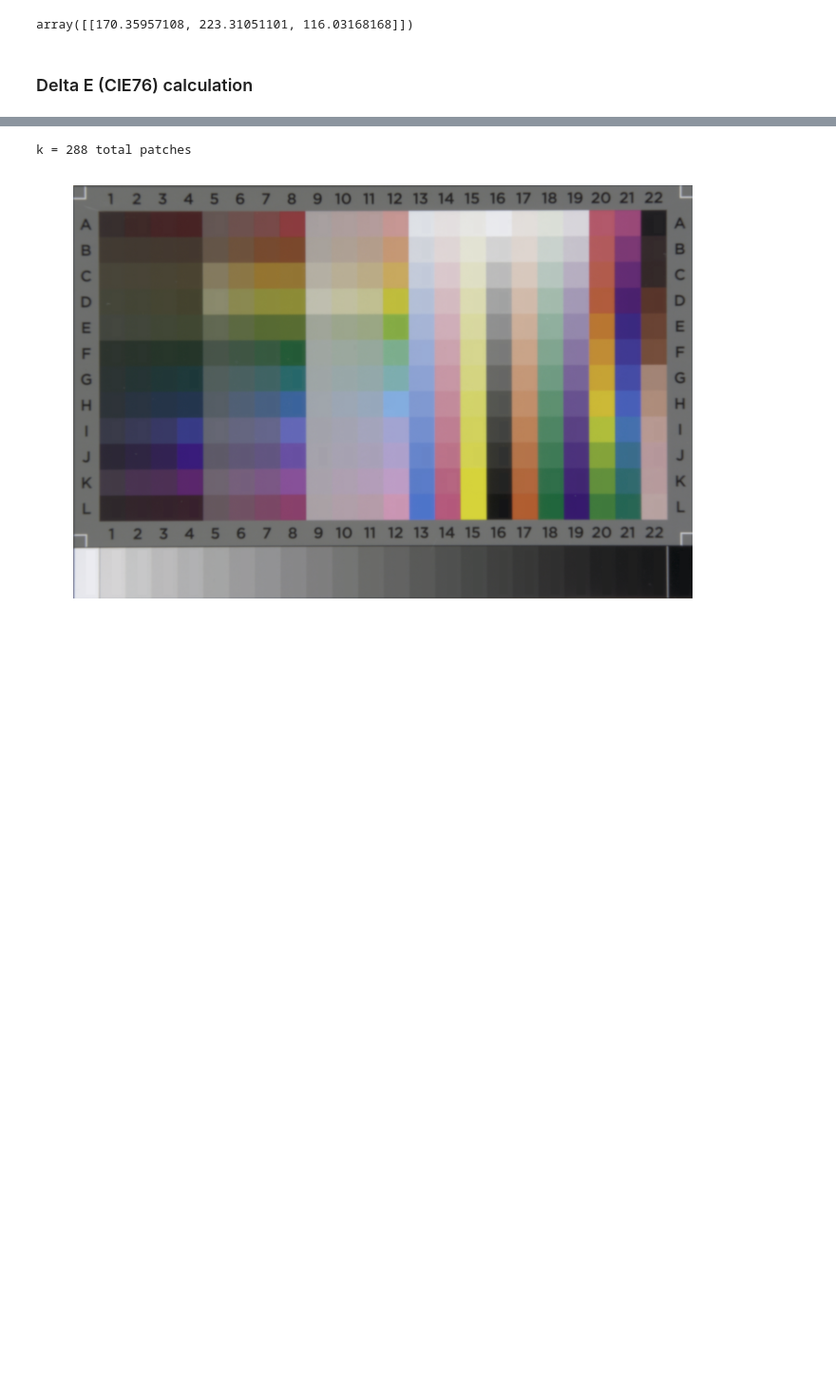
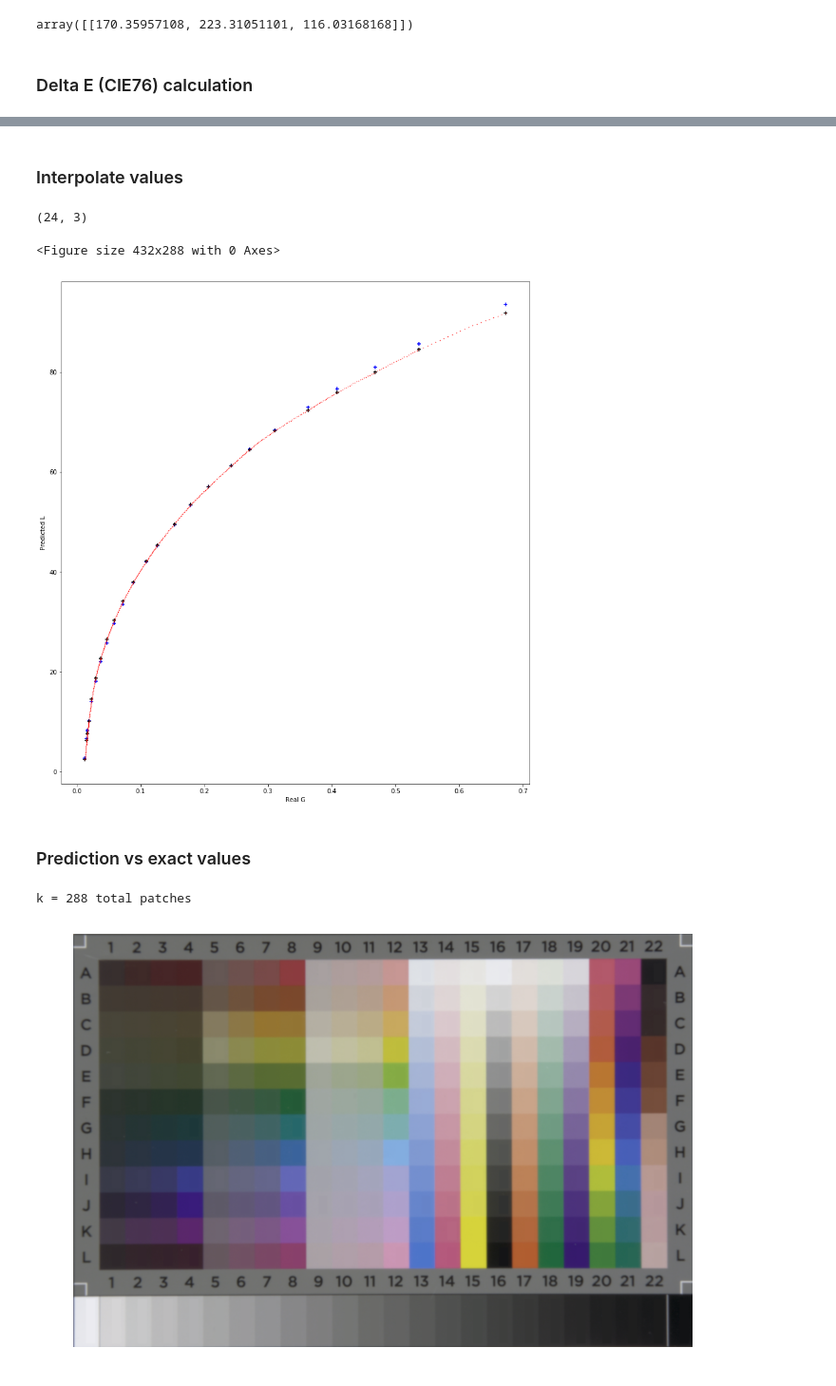
Before and after one commit to gluijk/camera-profiling-mlp, a Jupyter notebook: camera-profiling-mlp.ipynb, the cells around one changed output, grey strips where cells are left out. Shown at 95% size. Drawn from its saved outputs; the diff is of its cells as text; code cells hidden in the pictures; blank space fills up the shorter version.

```diff
--- a/camera-profiling-mlp.ipynb
+++ b/camera-profiling-mlp.ipynb
@@ -58,12 +61,13 @@ plt.axis('off');
 [figure]
 # %%
 # Calculate median RGB values over each patch
-width = img.shape[1] / 24
-height = img.shape[0] / 16
+width = WIDTH / 24
+height = HEIGHT / 16
 dX, dY = width / 7, height / 7  # safety margin
 
 colours = np.zeros((22 * 12, 3))
 grays = np.zeros((24, 3))
+RGBvalues = np.zeros((22 * 12 + 24, 3))  # store RAW RGB_WB median values
 
 # Colour patches
 k = 0
@@ -75,6 +79,7 @@ for j in range(12):
             colours[k, c] = np.median(img[Y1:Y2, X1:X2, c])
             img[(Y1 - 2):(Y2 + 2), (X1 - 2):(X2 + 2), c] = 0
             img[Y1:Y2, X1:X2, c] = colours[k, c]
+            RGBvalues[k, c] = colours[k, c]
         k = k + 1
 
 # Gray patches
@@ -85,3 +90,7 @@ for i in range(24):
         grays[i, c] = np.median(img[Y1:Y2, X1:X2, c])
         img[(Y1 - 2):(Y2 + 2), (X1 - 2):(X2 + 2), c] = 0
         img[Y1:Y2, X1:X2, c] = grays[i, c]
+        RGBvalues[k, c] = grays[i, c]
+    k = k + 1
+
+print("k =", k, "total patches")
@@ -502,6 +522,46 @@ for i in range(len(NN)):
 # Best trade-off complexity vs performance model
 with open('MLP_Lab_(50, 50)_tanh_identity.pkl', 'rb') as f:
     regr = pickle.load(f)
+# %% [markdown]
+### Interpolate values
+# %%
+X_gray = X[264:287+1, :]  # RGB_WB values on gray patches
+X_gray.shape
+# %% [output]
+(24, 3)
+# %%
+TRAMOS = len(X_gray) - 1
+NUM_INTERP = 20  # values to interpolate
+
+X_gray_interp = np.zeros([len(X_gray) + TRAMOS * NUM_INTERP, 3])
+
+X_gray_interp[0, :] = X_gray[0, :]
+for n in range(TRAMOS):
+    START = X_gray[n, :]
+    STOP = X_gray[n + 1, :]
+    for c in range(3):
+        interp = np.linspace(START[c], STOP[c], NUM_INTERP + 2)
+        X_gray_interp[n * (NUM_INTERP + 1):(n + 1) * (NUM_INTERP + 1) + 1, c] = interp
+    X_gray_interp[(n + 1) * (NUM_INTERP + 1), :] = X_gray[n + 1, :]
+# %%
+Y_pred_gray = regr.predict(X_gray)
+Y_pred_gray_interp = regr.predict(X_gray_interp)
+# %%
+# Plot predicted vs real
+plt.clf()
+plt.subplots(figsize=(30, 15));
+
+plt.subplot(121)
+plt.scatter(X_gray[:, 1], Y_Lab[264:287+1, 0], marker='+', color='blue')
+plt.scatter(X_gray[:, 1], Y_pred_gray[:, 0], marker='+', color='black')
+plt.scatter(X_gray_interp[:, 1], Y_pred_gray_interp[:, 0], marker='.', color='red', s=1)
+plt.xlabel('Real G')
+plt.ylabel('Predicted L');
+# %% [output]
+<Figure size 432x288 with 0 Axes>
+[figure, added]
+# %% [markdown]
+### Prediction vs exact values
 # %%
 img = imageio.imread('IT8.tiff')  # RGB RAW + WB
 
```
Also changed, not shown: parts of 47 cells of this notebook.
